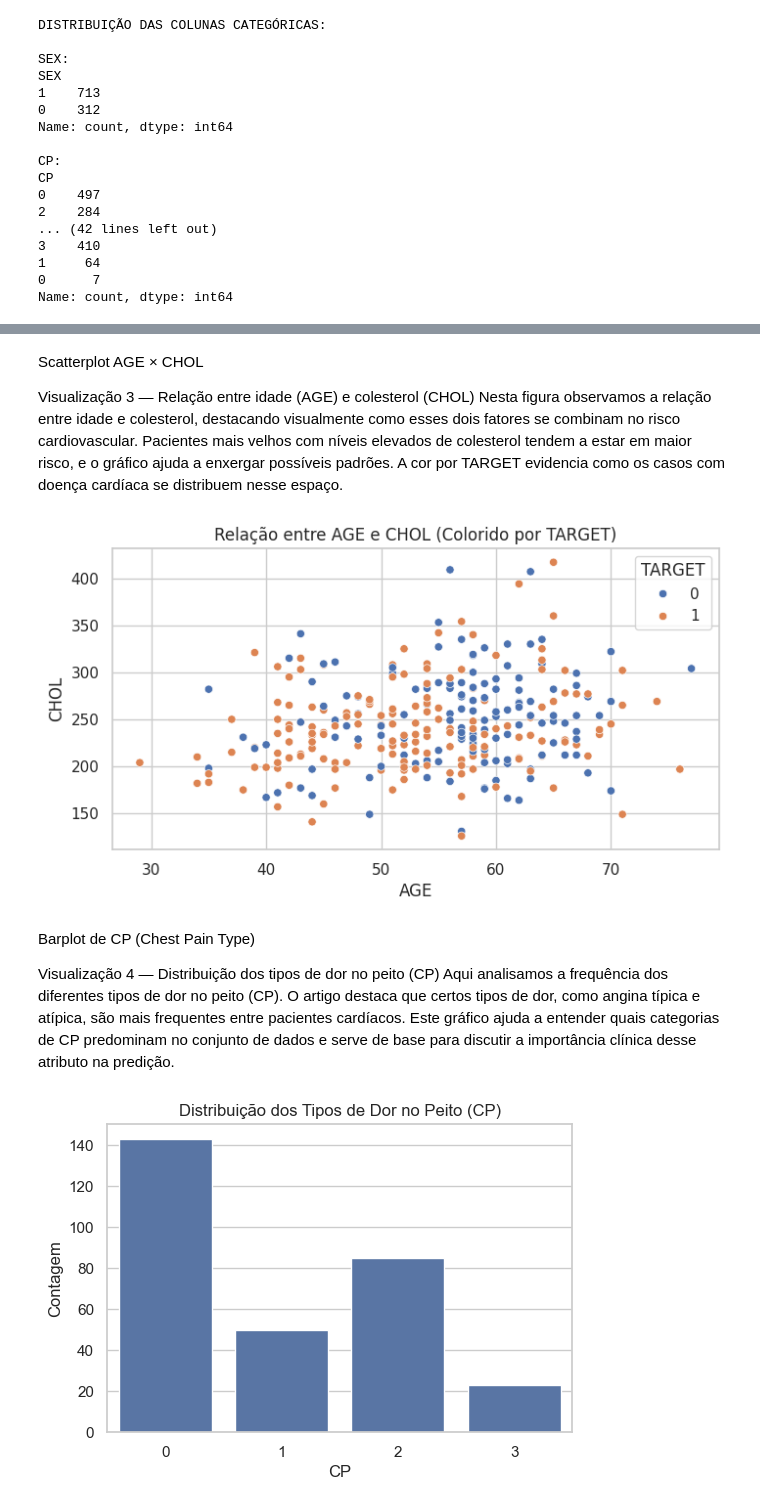
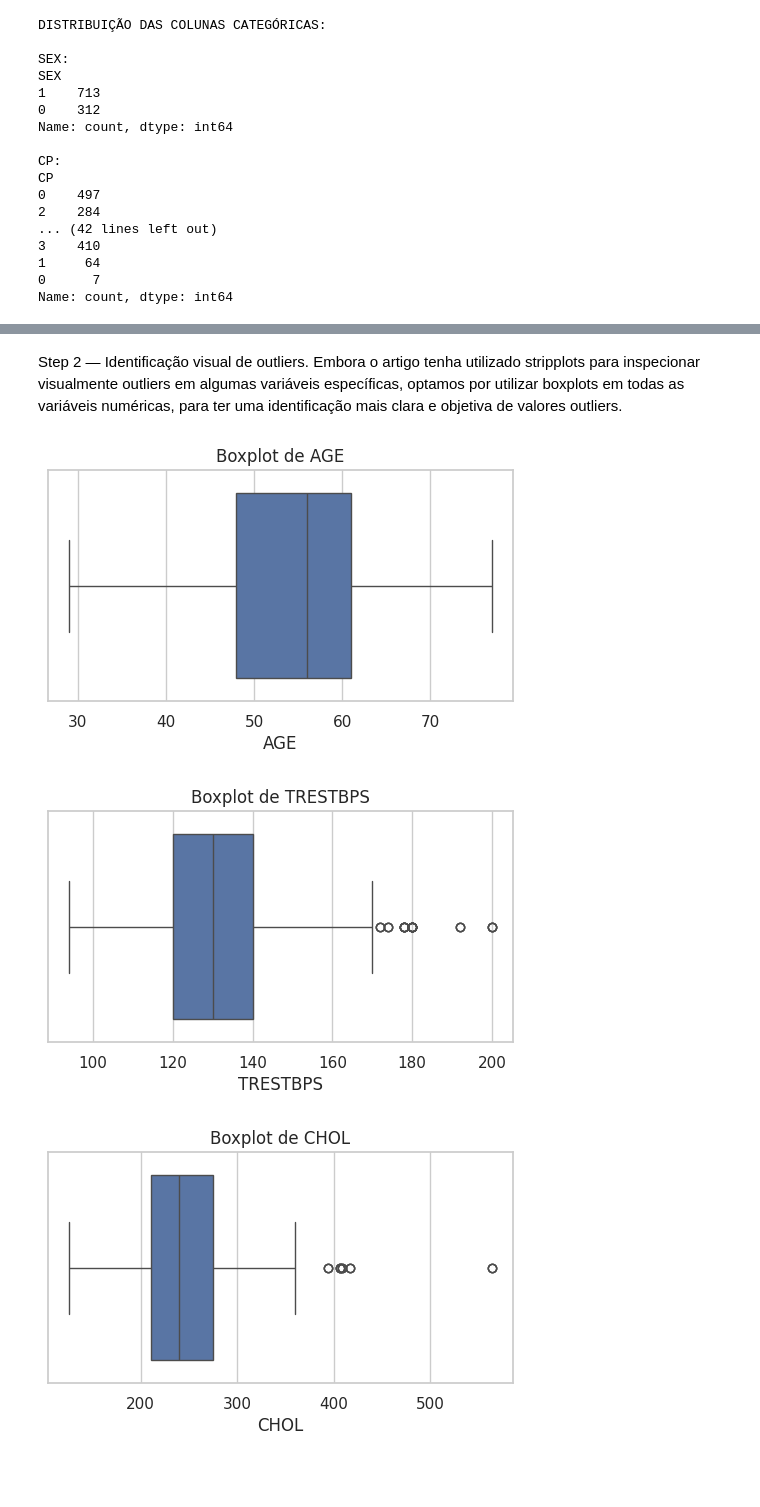
Before and after one commit to emanusousa/machine-learning-project, a Jupyter notebook: notebooks/heart.ipynb, the cells around one changed output, grey strips where cells are left out. Drawn from its saved outputs; the diff is of its cells as text; code cells hidden in the pictures; blank space fills up the shorter version.

```diff
--- a/notebooks/heart.ipynb
+++ b/notebooks/heart.ipynb
@@ -123,28 +117,0 @@ SyntaxError: invalid character '—' (U+2014) (2662428432.py, line 1)
-# %%
-# REMOÇÃO DE DUPLICATAS
-df = df.drop_duplicates()
-
-# CHECAGEM DE NULOS
-print("NULOS POR COLUNA ANTES DA LIMPEZA:")
-print(df.isna().sum())
-
-# REMOÇÃO/APROXIMAÇÃO DE VALORES INVÁLIDOS, SEGUINDO O ESPÍRITO DO ARTIGO
-
-# 1) TRESTBPS: REMOVER VALORES MUITO BAIXOS (< 80)
-df = df[df['TRESTBPS'] >= 80]
-
-# 2) CHOL: MANTER EM INTERVALO CLÍNICO PLAUSÍVEL (100 A 450)
-df = df[(df['CHOL'] >= 100) & (df['CHOL'] <= 450)]
-
-# 3) OLDPEAK: REMOVER VALORES NEGATIVOS
-df = df[df['OLDPEAK'] >= 0]
-
-# 4) SUBSTITUIR CHOL = 0 PELA MEDIANA
-CHOL_MEDIANA = df['CHOL'].median()
-df['CHOL'] = df['CHOL'].replace(0, CHOL_MEDIANA)
-
-print("\nESTATÍSTICAS APÓS LIMPEZA:")
-display(df[NUMERIC_COLS].describe())
-
-print("\nNULOS POR COLUNA APÓS LIMPEZA:")
-print(df.isna().sum())
@@ -198,7 +117,0 @@ Assim como no artigo, realizamos a transformação das variáveis categóricas p
-# %%
-LE = LabelEncoder()
-
-for COL in CATEGORICAL_COLS:
-    df[COL] = LE.fit_transform(df[COL])
-
-df.head()
@@ -425,29 +118,16 @@ plt.show()
-# %% [markdown]
-Scatterplot AGE × CHOL
-
-Visualização 3 — Relação entre idade (AGE) e colesterol (CHOL)
-Nesta figura observamos a relação entre idade e colesterol, destacando visualmente como esses dois fatores se combinam no risco cardiovascular. Pacientes mais velhos com níveis elevados de colesterol tendem a estar em maior risco, e o gráfico ajuda a enxergar possíveis padrões. A cor por TARGET evidencia como os casos com doença cardíaca se distribuem nesse espaço.
-# %%
-plt.figure(figsize=(8, 4))
-sns.scatterplot(data=df, x="AGE", y="CHOL", hue="TARGET")
-plt.title("Relação entre AGE e CHOL (Colorido por TARGET)")
-plt.xlabel("AGE")
-plt.ylabel("CHOL")
-plt.legend(title="TARGET")
-plt.show()
-# %% [output]
-[figure, removed]
-# %% [markdown]
-Barplot de CP (Chest Pain Type)
-
-Visualização 4 — Distribuição dos tipos de dor no peito (CP)
-Aqui analisamos a frequência dos diferentes tipos de dor no peito (CP). O artigo destaca que certos tipos de dor, como angina típica e atípica, são mais frequentes entre pacientes cardíacos. Este gráfico ajuda a entender quais categorias de CP predominam no conjunto de dados e serve de base para discutir a importância clínica desse atributo na predição.
-# %%
-plt.figure(figsize=(6, 4))
-sns.countplot(data=df, x="CP")
-plt.title("Distribuição dos Tipos de Dor no Peito (CP)")
-plt.xlabel("CP")
-plt.ylabel("Contagem")
-plt.show()
-# %% [output]
-[figure, removed]
+# %% [markdown]
+Step 2 — Identificação visual de outliers.
+Embora o artigo tenha utilizado stripplots para inspecionar visualmente outliers em algumas variáveis específicas, optamos por utilizar boxplots em todas as variáveis numéricas, para ter uma identificação mais clara e objetiva de valores outliers.
+# %%
+cols = ['AGE', 'TRESTBPS', 'CHOL', 'THALACH', 'OLDPEAK']
+
+
+for c in cols:
+    plt.figure(figsize=(6,3))
+    sns.boxplot(data=df, x=c)
+    plt.title(f"Boxplot de {c}")
+    plt.show()
+# %% [output]
+[figure, added]
+[figure, added]
+[figure, added]
```
Also changed, not shown: parts of 63 cells of this notebook.
